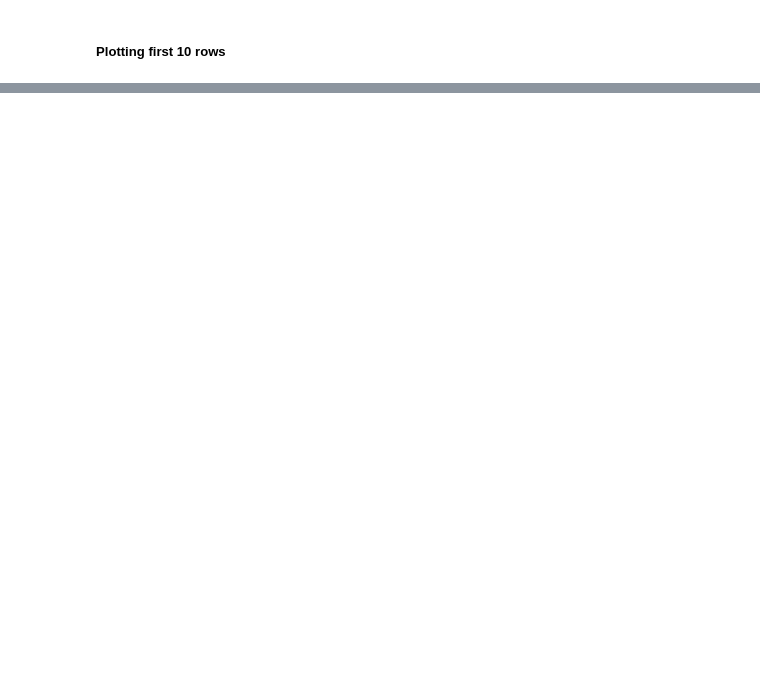
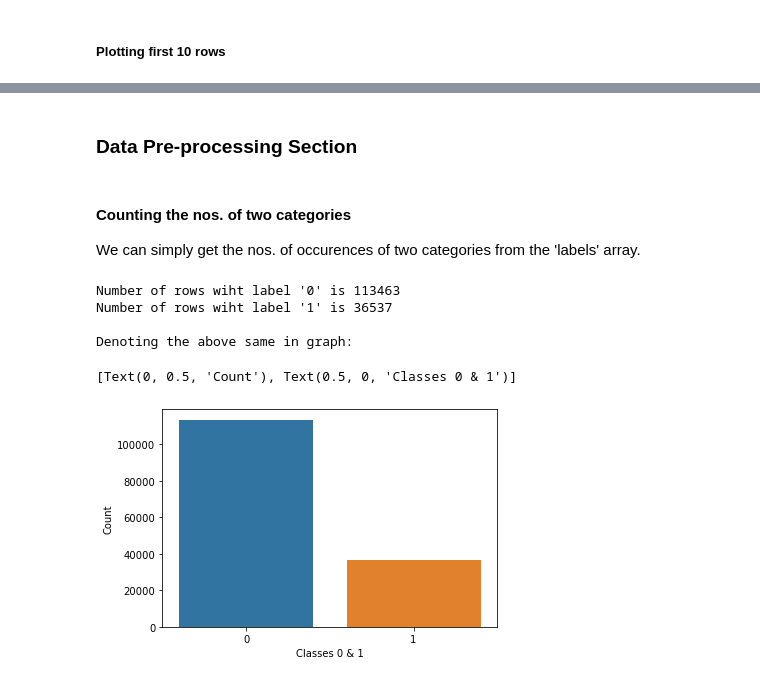
Before and after one commit to theGuyWithBlackTie/Auto-Detection-of-Atirial-Fibrillation, a Jupyter notebook: Automatic Detection of Atrial Fibrillation(AF).ipynb, the cells around one changed output, grey strips where cells are left out. Cells and saved outputs as stored; diff of their text form; code cells hidden in the pictures; blank space fills up the shorter version.

```diff
--- a/Automatic Detection of Atrial Fibrillation(AF).ipynb
+++ b/Automatic Detection of Atrial Fibrillation(AF).ipynb
@@ -72,0 +74,18 @@ array([ 0. , -0.5, -0.1, -0.3, -0.1,  0. ,  0. ,  0. ,  0. ,  0. ,  0. ,
+# %% [markdown]
+### Data Pre-processing Section
+# %% [markdown]
+#### Counting the nos. of two categories
+We can simply get the nos. of occurences of two categories from the 'labels' array.
+# %%
+print("Number of rows wiht label '0' is", list(labels).count(0))
+print("Number of rows wiht label '1' is", list(labels).count(1))
+print("\nDenoting the above same in graph:")
+bar_graph = sns.countplot(labels)
+bar_graph.set(xlabel = 'Classes 0 & 1', ylabel = 'Count')
+# %% [output]
+Number of rows wiht label '0' is 113463
+Number of rows wiht label '1' is 36537
+
+Denoting the above same in graph:
+[Text(0, 0.5, 'Count'), Text(0.5, 0, 'Classes 0 & 1')]
+[figure, added]
```
Also changed, not shown: parts of 5 cells of this notebook.
